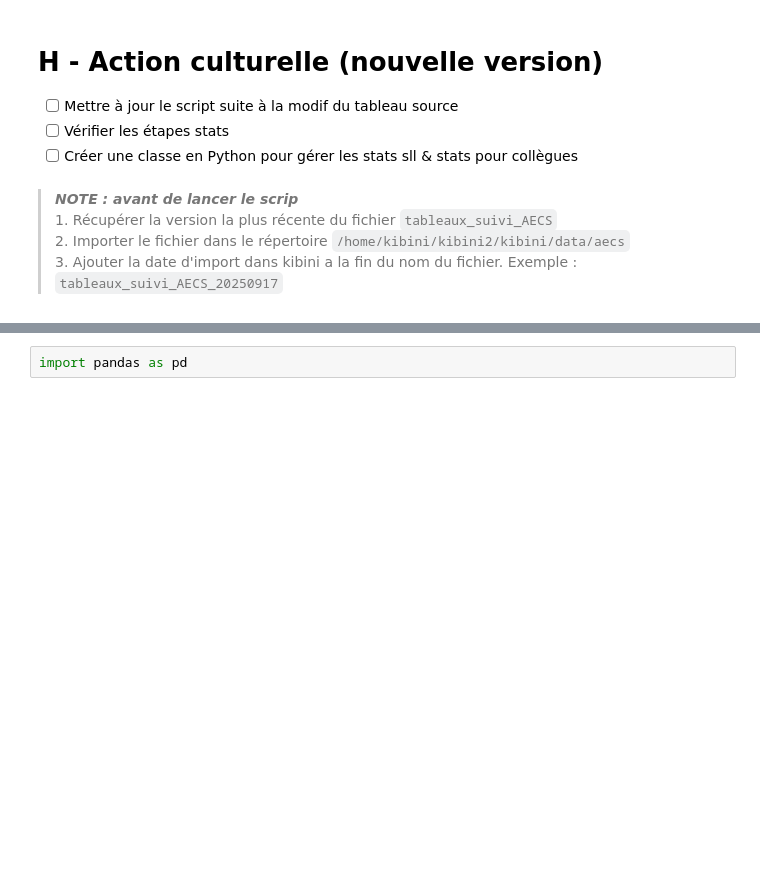
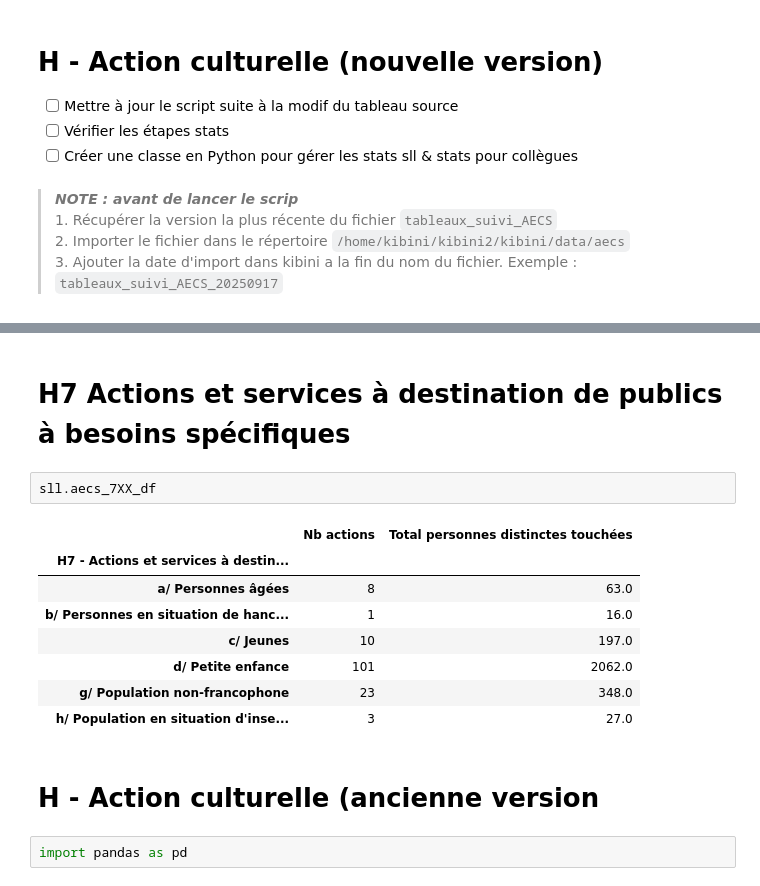
Before and after one commit to medrbx/kibini2, a Jupyter notebook: kibini/notebook_sll.ipynb, the cells around one changed output, grey strips where cells are left out. Cells and saved outputs as stored; diff of their text form; blank space fills up the shorter version.

```diff
--- a/kibini/notebook_sll.ipynb
+++ b/kibini/notebook_sll.ipynb
@@ -904,3 +993,18 @@ pd.read_sql(query,db_conn)
+# %% [markdown]
+# H7 Actions et services à destination de publics à besoins spécifiques
+# %%
+sll.aecs_7XX_df
+# %% [output]
+|  | Nb actions | Total personnes distinctes touchées |
+| H7 - Actions et services à destin... |  |  |
+| a/ Personnes âgées | 8 | 63.0 |
+| b/ Personnes en situation de hanc... | 1 | 16.0 |
+| c/ Jeunes | 10 | 197.0 |
+| d/ Petite enfance | 101 | 2062.0 |
+| g/ Population non-francophone | 23 | 348.0 |
+| h/ Population en situation d'inse... | 3 | 27.0 |
+# %% [markdown]
+# H - Action culturelle (ancienne version
 # %%
 import pandas as pd
 # %%
```
Also changed, not shown: parts of 14 cells of this notebook, 11 other files.
